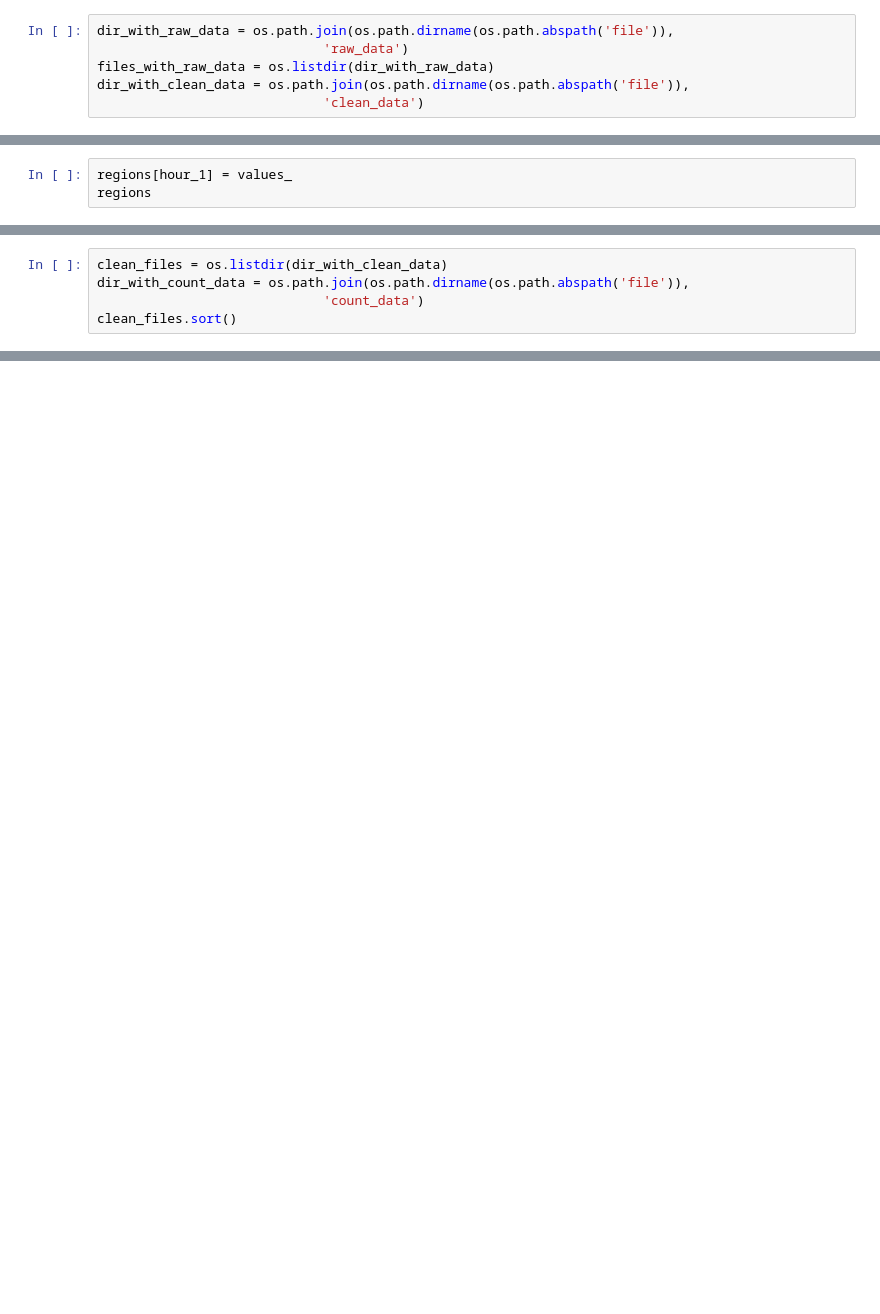
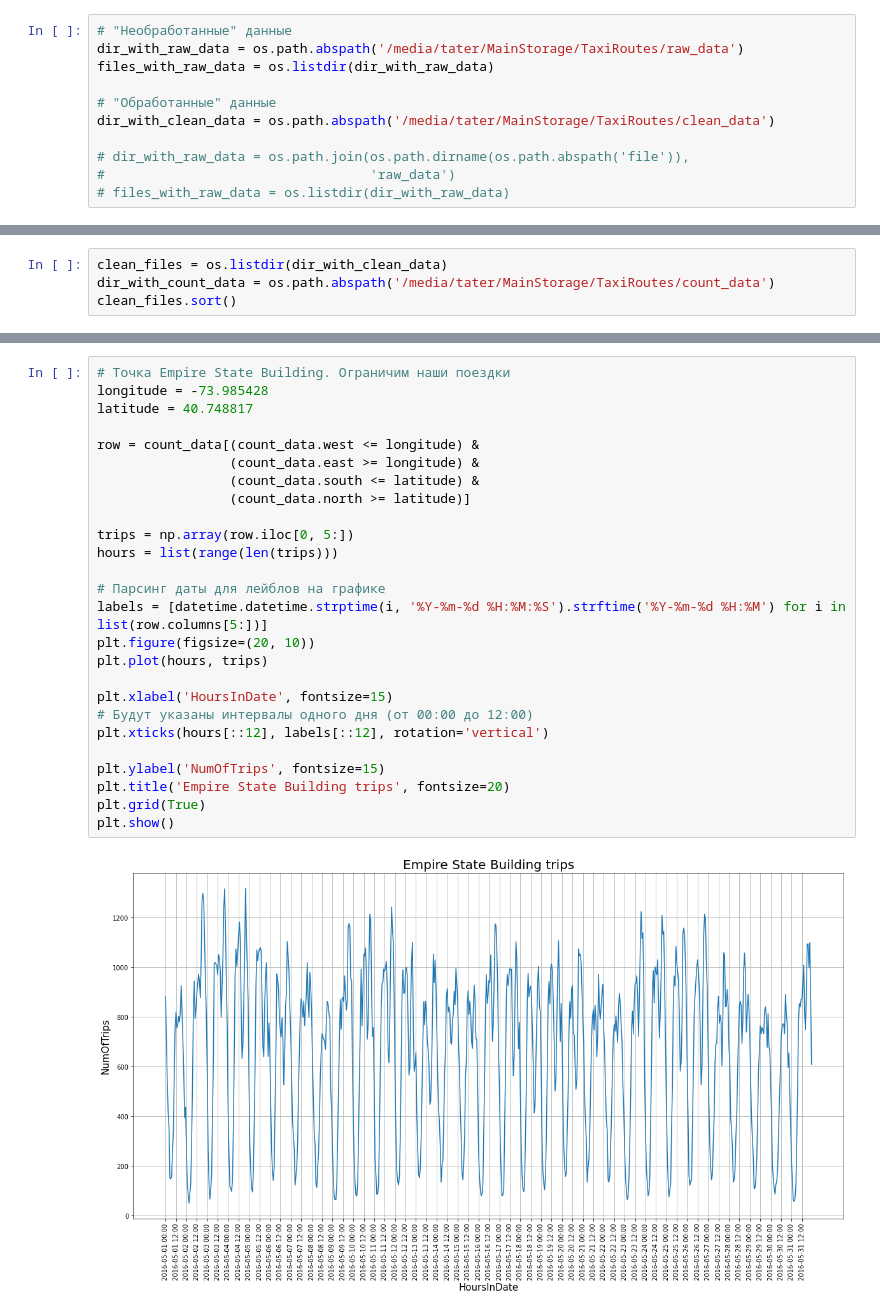
Before and after one commit to Totenkaf/ML-Coursera, a Jupyter notebook: 6_FinalProject_TaxiRoutesTimeForecasting/1. Data Preparation.ipynb, the cells around one changed output, grey strips where cells are left out. Cells and saved outputs as stored; diff of their text form; blank space fills up the shorter version.

```diff
--- a/6_FinalProject_TaxiRoutesTimeForecasting/1. Data Preparation.ipynb
+++ b/6_FinalProject_TaxiRoutesTimeForecasting/1. Data Preparation.ipynb
@@ -98,6 +91,11 @@ def clean_data(raw_filename, clean_filename, chunksize=1e6):
 # %%
-dir_with_raw_data = os.path.join(os.path.dirname(os.path.abspath('file')),
-                             'raw_data')
+# "Необработанные" данные
+dir_with_raw_data = os.path.abspath('/media/tater/MainStorage/TaxiRoutes/raw_data')
 files_with_raw_data = os.listdir(dir_with_raw_data)
-dir_with_clean_data = os.path.join(os.path.dirname(os.path.abspath('file')),
-                             'clean_data')
+
+# "Обработанные" данные
+dir_with_clean_data = os.path.abspath('/media/tater/MainStorage/TaxiRoutes/clean_data')
+
+# dir_with_raw_data = os.path.join(os.path.dirname(os.path.abspath('file')),
+#                                  'raw_data')
+# files_with_raw_data = os.listdir(dir_with_raw_data)
@@ -229,3 +375,0 @@ hour_1
-# %%
-regions[hour_1] = values_
-regions
@@ -261,7 +376,6 @@ regions.head()
 # %%
 clean_files = os.listdir(dir_with_clean_data)
-dir_with_count_data = os.path.join(os.path.dirname(os.path.abspath('file')),
-                             'count_data')
+dir_with_count_data = os.path.abspath('/media/tater/MainStorage/TaxiRoutes/count_data')
 clean_files.sort()
 # %%
 # Считаем, записываем.
@@ -285,0 +482,28 @@ KeyError: '2016-05-05'
+# %%
+# Точка Empire State Building. Ограничим наши поездки
+longitude = -73.985428
+latitude = 40.748817
+
+row = count_data[(count_data.west <= longitude) &
+                 (count_data.east >= longitude) &
+                 (count_data.south <= latitude) &
+                 (count_data.north >= latitude)]
+
+trips = np.array(row.iloc[0, 5:])
+hours = list(range(len(trips)))
+
+# Парсинг даты для лейблов на графике
+labels = [datetime.datetime.strptime(i, '%Y-%m-%d %H:%M:%S').strftime('%Y-%m-%d %H:%M') for i in list(row.columns[5:])]
+plt.figure(figsize=(20, 10))
+plt.plot(hours, trips)
+
+plt.xlabel('HoursInDate', fontsize=15)
+# Будут указаны интервалы одного дня (от 00:00 до 12:00)
+plt.xticks(hours[::12], labels[::12], rotation='vertical')
+
+plt.ylabel('NumOfTrips', fontsize=15)
+plt.title('Empire State Building trips', fontsize=20)
+plt.grid(True)
+plt.show()
+# %% [output]
+[figure, added]
```
Also changed, not shown: parts of 48 cells of this notebook, 15 other files.
